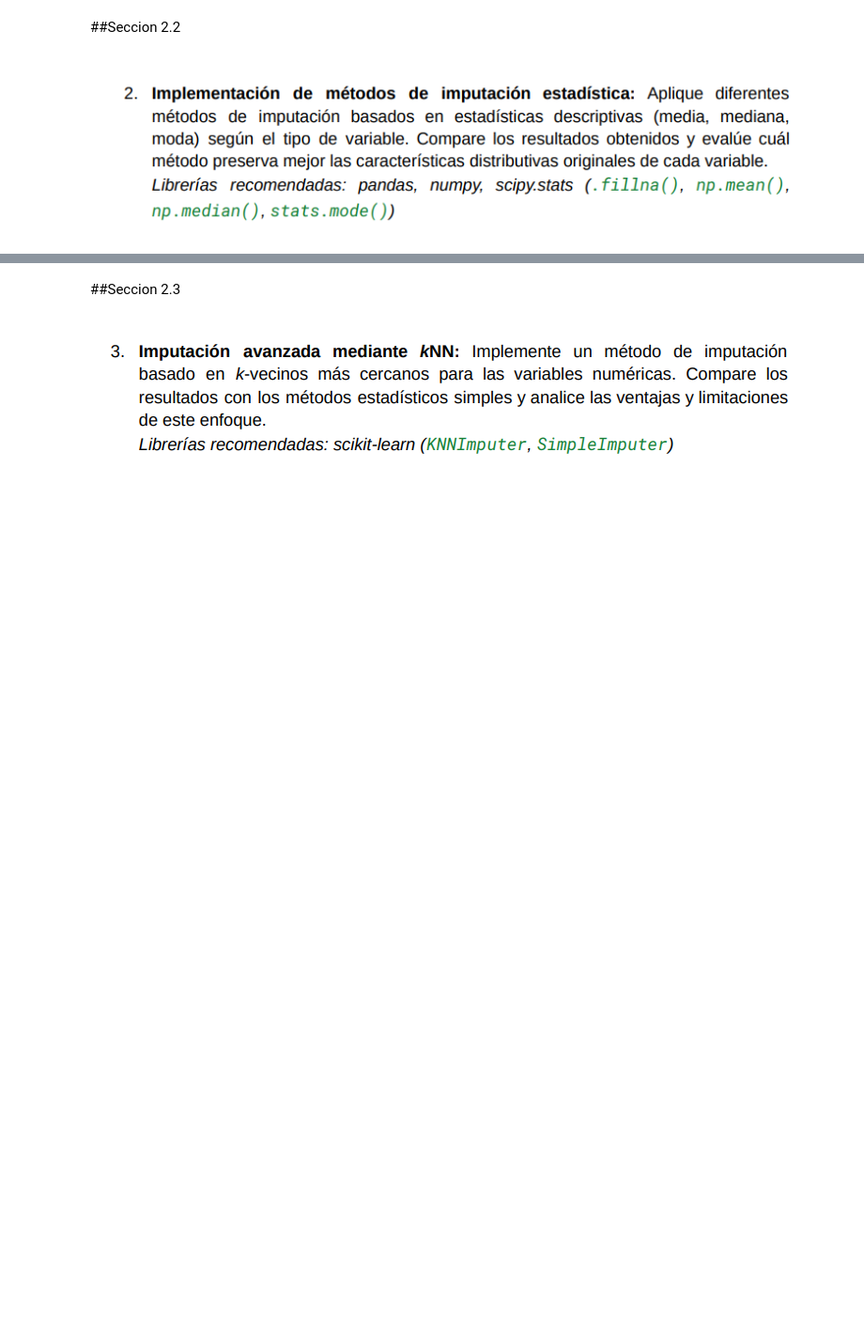
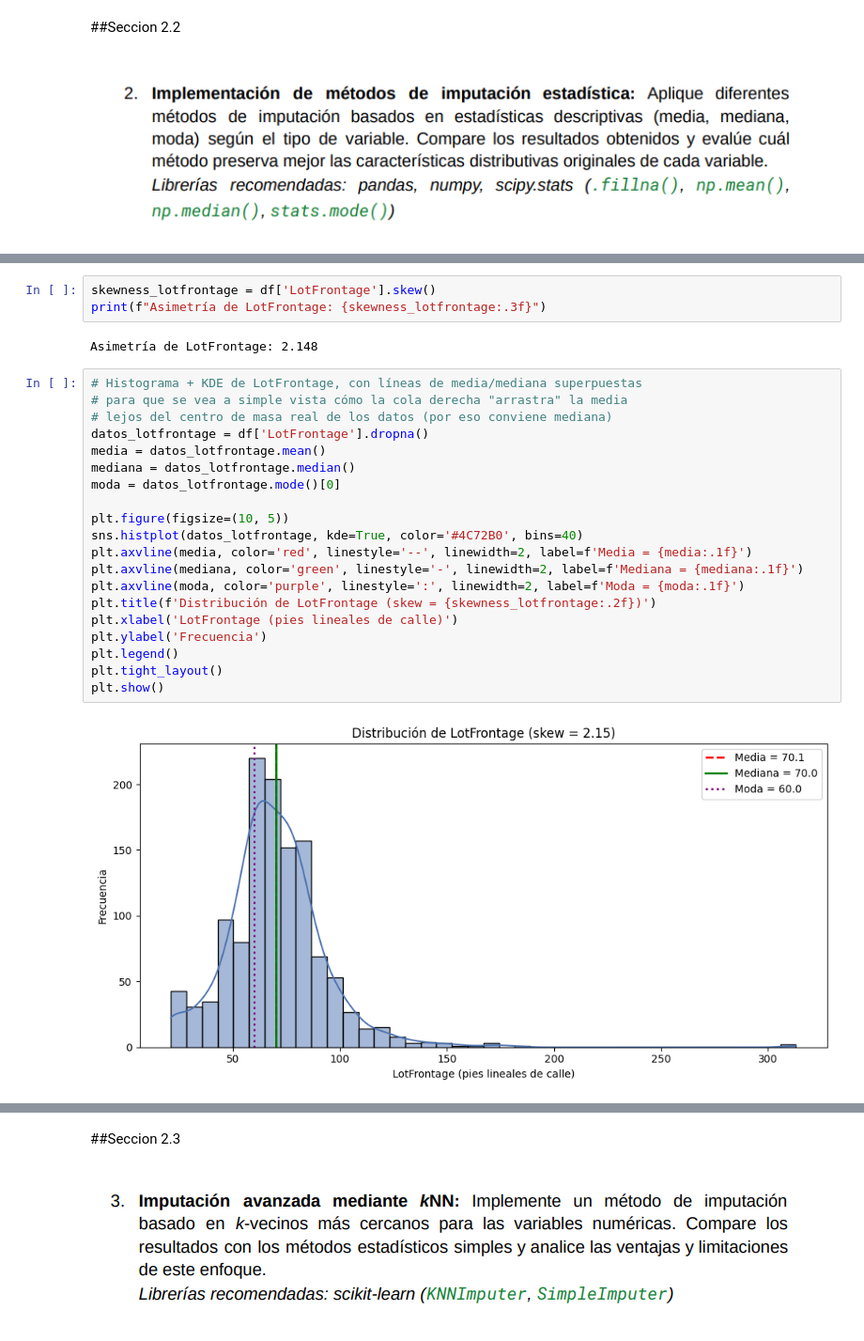
Before and after one commit to AlesioRios/Laboratorio-de-Datos-II, a Jupyter notebook: Lab_de_Datos_II_TP2.ipynb, the cells around one changed output, grey strips where cells are left out. Shown at 94% size. Saved outputs shown, nothing was run; the diff lists cells and outputs as text; blank space fills up the shorter version.

```diff
--- a/Lab_de_Datos_II_TP2.ipynb
+++ b/Lab_de_Datos_II_TP2.ipynb
@@ -602,0 +662,27 @@ NameError: name 'SalePrice' is not defined
+# %%
+skewness_lotfrontage = df['LotFrontage'].skew()
+print(f"Asimetría de LotFrontage: {skewness_lotfrontage:.3f}")
+# %% [output]
+Asimetría de LotFrontage: 2.148
+# %%
+# Histograma + KDE de LotFrontage, con líneas de media/mediana superpuestas
+# para que se vea a simple vista cómo la cola derecha "arrastra" la media
+# lejos del centro de masa real de los datos (por eso conviene mediana)
+datos_lotfrontage = df['LotFrontage'].dropna()
+media = datos_lotfrontage.mean()
+mediana = datos_lotfrontage.median()
+moda = datos_lotfrontage.mode()[0]
+
+plt.figure(figsize=(10, 5))
+sns.histplot(datos_lotfrontage, kde=True, color='#4C72B0', bins=40)
+plt.axvline(media, color='red', linestyle='--', linewidth=2, label=f'Media = {media:.1f}')
+plt.axvline(mediana, color='green', linestyle='-', linewidth=2, label=f'Mediana = {mediana:.1f}')
+plt.axvline(moda, color='purple', linestyle=':', linewidth=2, label=f'Moda = {moda:.1f}')
+plt.title(f'Distribución de LotFrontage (skew = {skewness_lotfrontage:.2f})')
+plt.xlabel('LotFrontage (pies lineales de calle)')
+plt.ylabel('Frecuencia')
+plt.legend()
+plt.tight_layout()
+plt.show()
+# %% [output]
+[figure, added]
```
Also changed, not shown: parts of 15 cells of this notebook.
